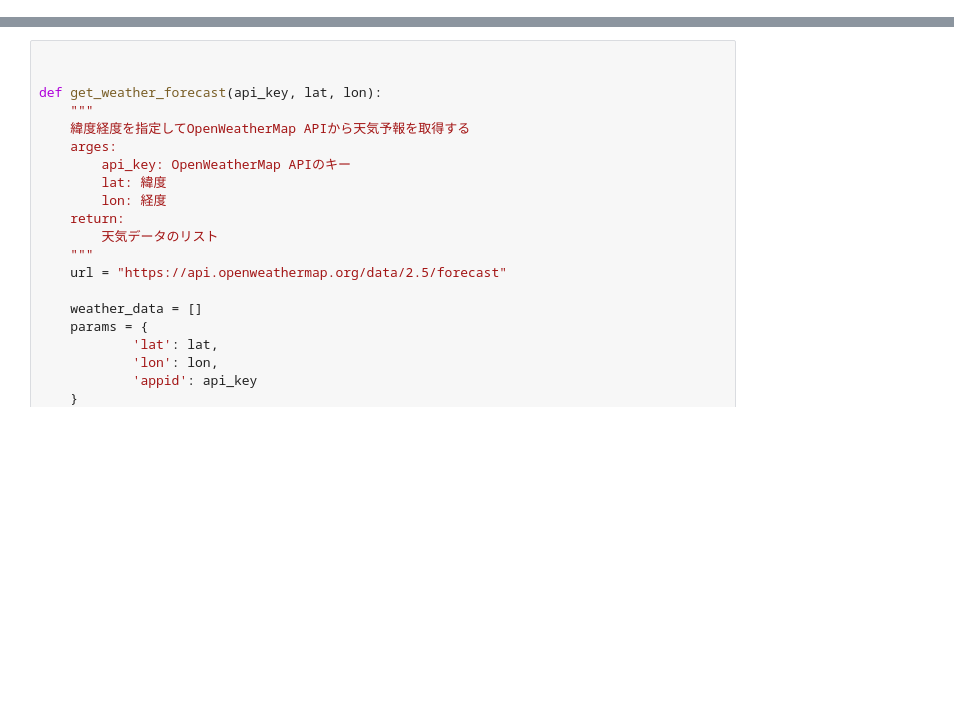
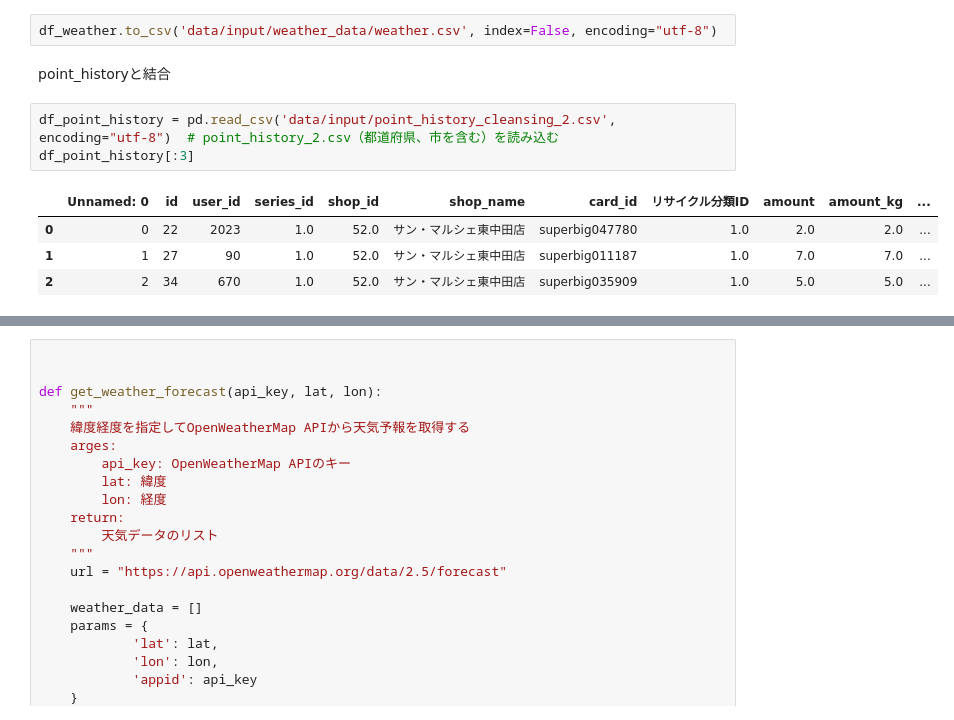
Before and after one commit to Naoya-Yasuda/MANABI_DX_QUEST_2023_PrePoC, a Jupyter notebook: notebook/weather_data_fetcher.ipynb, the cells around one changed output, grey strips where cells are left out. Saved outputs shown, nothing was run; the diff lists cells and outputs as text; blank space fills up the shorter version.

```diff
--- a/notebook/weather_data_fetcher.ipynb
+++ b/notebook/weather_data_fetcher.ipynb
@@ -18,0 +177,12 @@ pd.set_option('display.max_columns', 100)
+# %%
+df_weather.to_csv('data/input/weather_data/weather.csv', index=False, encoding="utf-8")
+# %% [markdown]
+point_historyと結合
+# %%
+df_point_history = pd.read_csv('data/input/point_history_cleansing_2.csv', encoding="utf-8")  # point_history_2.csv（都道府県、市を含む）を読み込む
+df_point_history[:3]
+# %% [output]
+|  | Unnamed: 0 | id | user_id | series_id | shop_id | shop_name | card_id | リサイクル分類ID | amount | amount_kg | ... |
+| 0 | 0 | 22 | 2023 | 1.0 | 52.0 | サン・マルシェ東中田店 | superbig047780 | 1.0 | 2.0 | 2.0 | ... |
+| 1 | 1 | 27 | 90 | 1.0 | 52.0 | サン・マルシェ東中田店 | superbig011187 | 1.0 | 7.0 | 7.0 | ... |
+| 2 | 2 | 34 | 670 | 1.0 | 52.0 | サン・マルシェ東中田店 | superbig035909 | 1.0 | 5.0 | 5.0 | ... |
```
Also changed, not shown: parts of 29 cells of this notebook, 1 other file.
